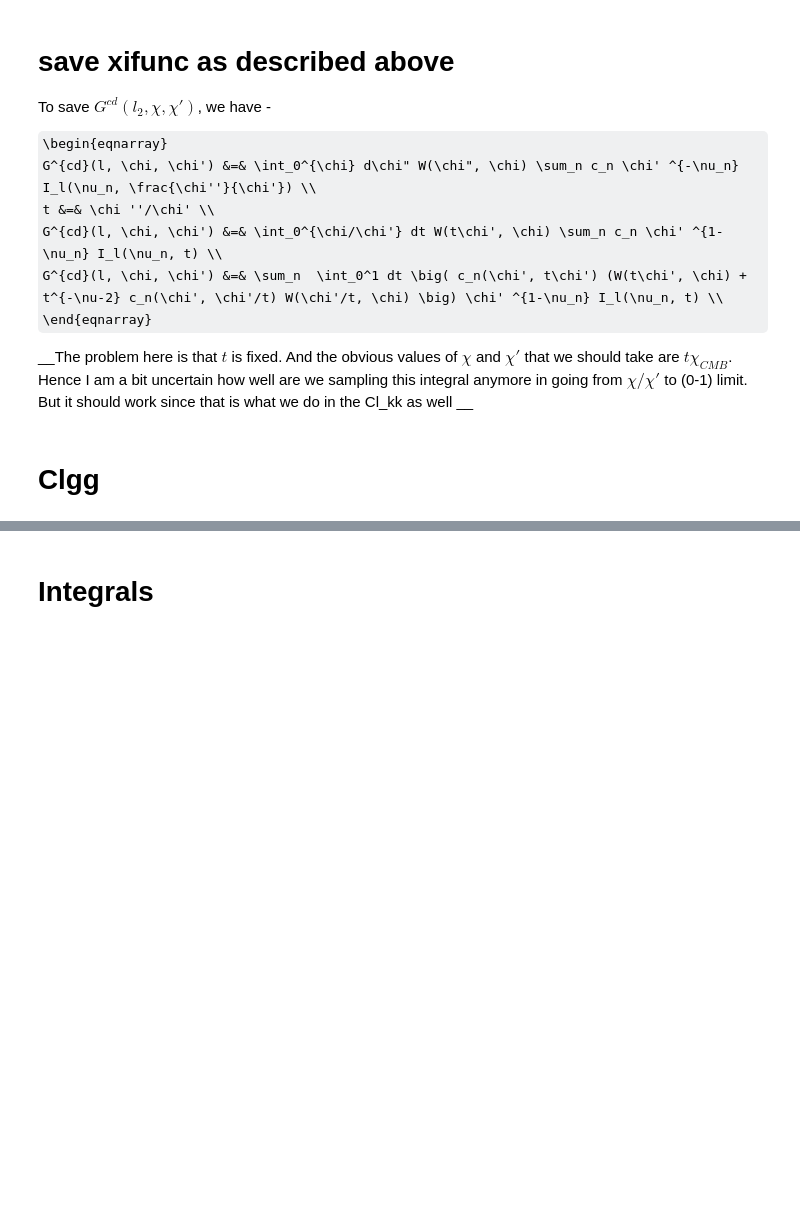
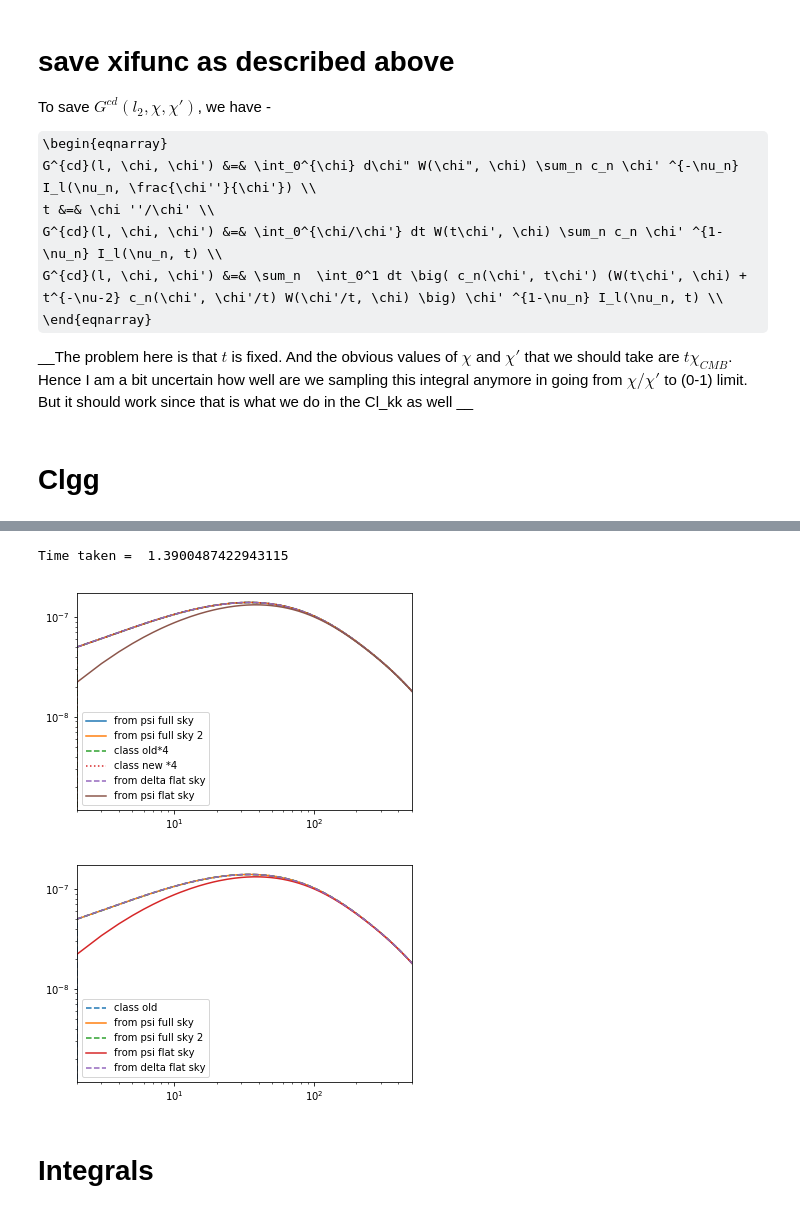
Before and after one commit to VMBoehm/postlimber, a Jupyter notebook: notebooks/postLimber_Integrals_VsVersion.ipynb, the cells around one changed output, grey strips where cells are left out. Saved outputs shown, nothing was run; the diff lists cells and outputs as text; code cells hidden in the pictures; some formulas as TeX source; blank space fills up the shorter version.

```diff
--- a/notebooks/postLimber_Integrals_VsVersion.ipynb
+++ b/notebooks/postLimber_Integrals_VsVersion.ipynb
@@ -405,7 +430,7 @@ def bias_chi(chi):
 
 
 #First kernel
-#########################################################################
+###############################################################lcr##########
 #Set up
 
 r2d, t2d = np.meshgrid(t_,t_)
@@ -421,7 +446,7 @@ I4_ltrc  = np.swapaxes(I4_lcrt, 1, 3)
 # uncomment to reproduce left upper plot
 #z10, z20, sigz = 1., 1., 0.05
 
-z10, z20, sigz = 1., 1.25, 0.05
+z10, z20, sigz = 1., 1.25, 0.5
 
 kernel1 = old_kernel(z10,sigz)
 kernel2 = old_kernel(z20,sigz)
@@ -578,17 +611,24 @@ for ii  in range(ell_.size):
 Clkk = chimax * result*1./np.pi**2/2.*prefac**2
 
 print('Time taken = ', time.time()-begin)
+# %% [output]
+Time taken =  1.3900487422943115
 # %%
 # difference to full sky is not as bad as to flat sky (this is also noted in the Kilbinger (Kitching?) paper for the Limber approximation)
 plt.figure()
-#full sky
-plt.loglog(ell_[:lmax],(ell_[:lmax]*(ell_[:lmax])+1)**2*Cl[:lmax]/(2.*np.pi),label='from psi full sky')
-#plt.loglog(ell_[:lmax],(ell_[:lmax]*(ell_[:lmax])+1)**2*Cl2[:lmax]/(2.*np.pi))
-#flat sky
+plt.loglog(ell_[:lmax],(ell_[:lmax]*(ell_[:lmax]+1.))**2*Cl[:lmax]/(2.*np.pi),label='from psi full sky')
+plt.loglog(ell_[:lmax],(ell_[:lmax]*(ell_[:lmax]+1.))**2*Cl2[:lmax]/(2.*np.pi),label='from psi full sky 2')
+plt.loglog(ll,(ll*(ll+1.))**2*clpp/(2.*np.pi),ls='--', label='class old*4')
+plt.loglog(ll,(ll*(ll+1.))**2*np.interp(ll,cllen['ell'],cllen['pp'])/(2.*np.pi),ls=':',label='class new *4')
+plt.loglog(ell_[:lmax],Clkk[:lmax]/(2.*np.pi),ls='--',label='from delta flat sky')
 plt.loglog(ell_[:lmax],(ell_[:lmax]*(ell_[:lmax]))**2*Cl2[:lmax]/(2.*np.pi),label='from psi flat sky')
-plt.loglog(ell_[:lmax],Clkk[:lmax]/(2.*np.pi),ls='--',label='from delta flat sky')
+# plt.loglog(ell_[:lmax],(ell_[:lmax]*(ell_[:lmax]+1.))**2*Cl3[:lmax]/(2.*np.pi))
+plt.xlim(2,500)
 plt.legend()
-plt.xlim(2,500)
+plt.show()
+# %% [output]
+[figure, added]
+[figure, added]
 # %% [markdown]
 # Integrals
 # %% [markdown]
```
Also changed, not shown: parts of 28 cells of this notebook, 3 other files.
